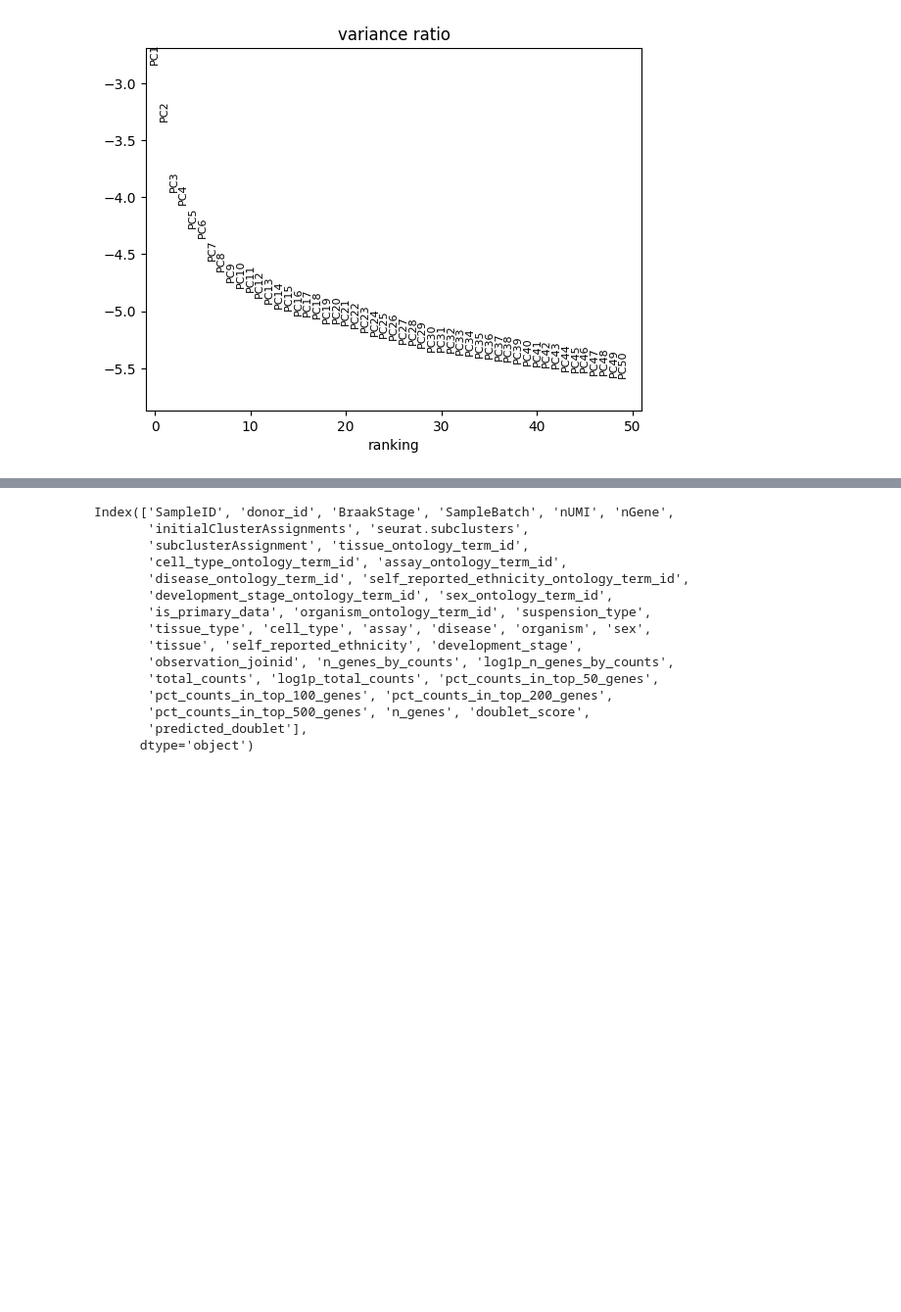
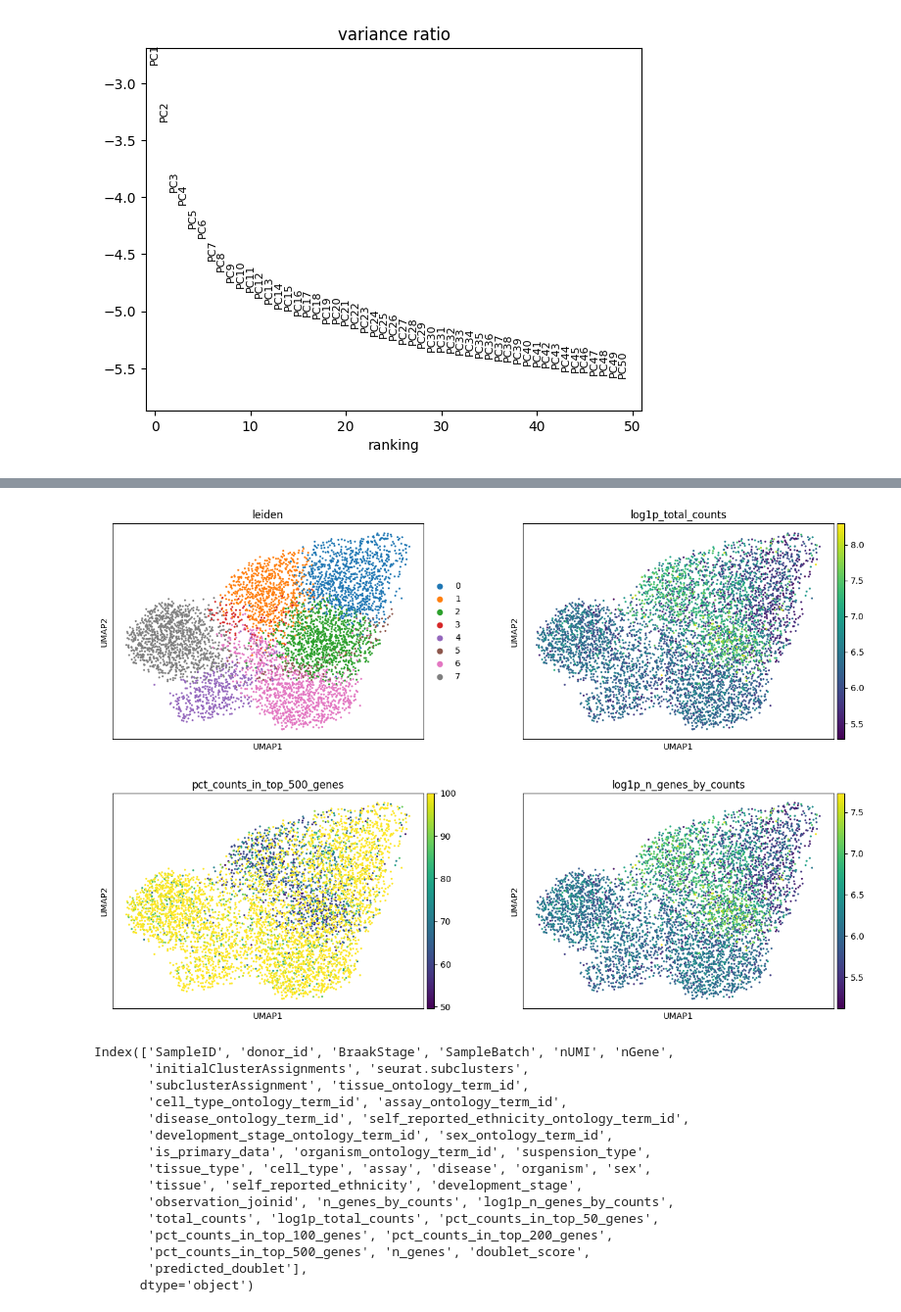
Before and after one commit to pizzaglitch/RNA-Sequencing, a Jupyter notebook: annData.ipynb, the cells around one changed output, grey strips where cells are left out. Shown at 98% size. Saved outputs shown, nothing was run; the diff lists cells and outputs as text; code cells hidden in the pictures; blank space fills up the shorter version.

```diff
--- a/annData.ipynb
+++ b/annData.ipynb
@@ -68,0 +98,9 @@ sc.pl.pca_variance_ratio(adata, n_pcs=50, log=True)
+# %%
+sc.pl.umap(
+    adata,
+    color=["leiden", "log1p_total_counts", "pct_counts_in_top_500_genes", "log1p_n_genes_by_counts"],
+    wspace=0.2,
+    ncols=2,
+)
+# %% [output]
+[figure, added]
```
Also changed, not shown: parts of 8 cells of this notebook.
